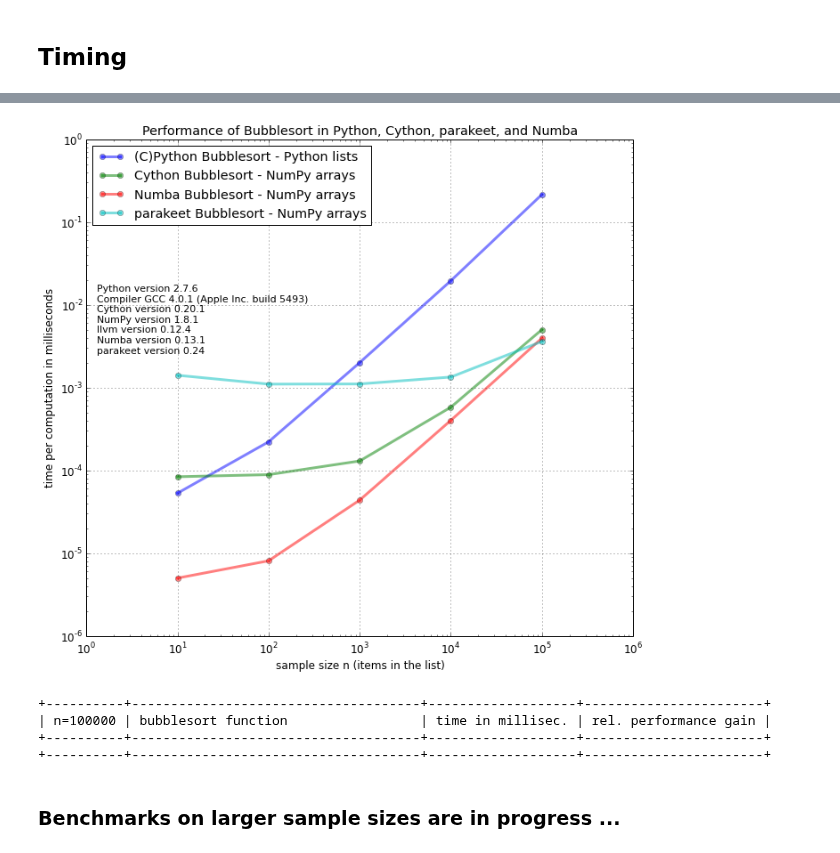
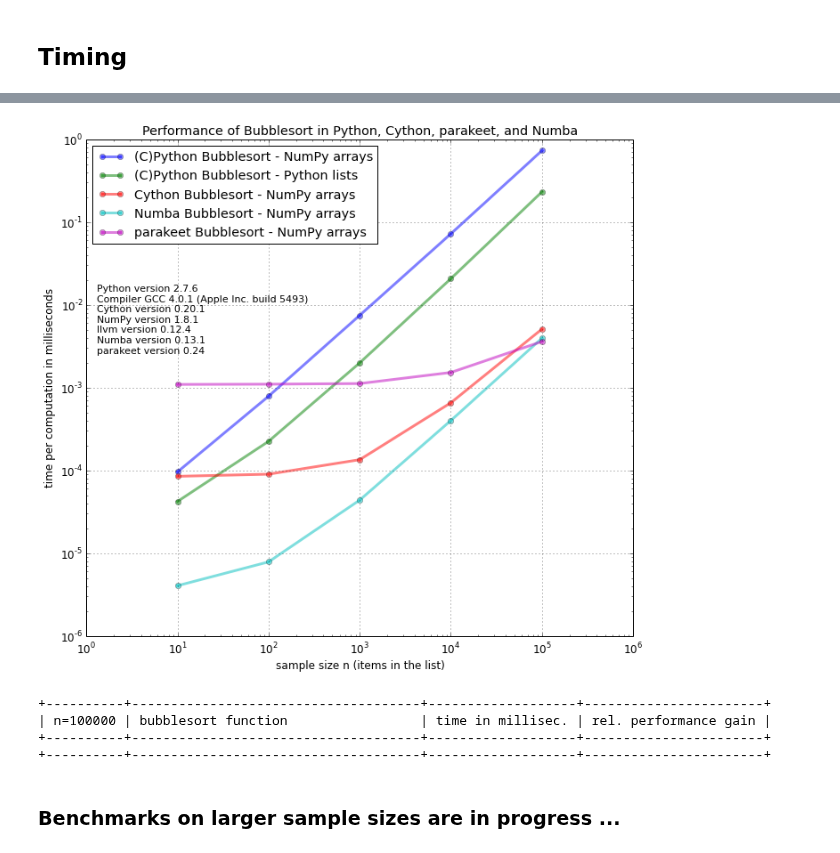
Before and after one commit to rasbt/One-Python-benchmark-per-day, a Jupyter notebook: ipython_nbs/day4_2_cython_numba_parakeet.ipynb, the cells around one changed output, grey strips where cells are left out. Cells and saved outputs as stored; diff of their text form; code cells hidden in the pictures.

Commit message:
added python on arrays to the plot

```diff
--- a/ipython_nbs/day4_2_cython_numba_parakeet.ipynb
+++ b/ipython_nbs/day4_2_cython_numba_parakeet.ipynb
@@ -53,7 +53,7 @@ A long story short: The "worst-case" complexity of the Bubblesort algorithm (i.e
 # %% [markdown]
 ### Bubble sort implemented in (C)Python
 # %%
-def python_bubblesort_ary(a_list):
+def python_bubblesort(a_list):
     """ Bubblesort in Python for list objects. """
     length = len(a_list)
     swapped = 1
@@ -67,6 +67,21 @@ def python_bubblesort_ary(a_list):
                     a_list[ele] = temp
                     swapped = 1
     return a_list
+# %%
+def python_bubblesort_ary(np_ary):
+    """ Bubblesort in Python for NumPy arrays. """
+    length = np_ary.shape[0]
+    swapped = 1
+    for i in xrange(0, length):
+        if swapped:
+            swapped = 0
+            for ele in xrange(0, length-i-1):
+                if np_ary[ele] > np_ary[ele + 1]:
+                    temp = np_ary[ele + 1]
+                    np_ary[ele + 1] = np_ary[ele]
+                    np_ary[ele] = temp
+                    swapped = 1
+    return np_ary
 # %% [markdown]
 <br>
 <br>
@@ -161,7 +176,8 @@ random.seed(12345)
 
 l = np.asarray([random.randint(1,1000) for num in xrange(1, 1000)])
 l_sorted = np.sort(l)
-for f in [python_bubblesort, cython_bubblesort, numba_bubblesort, parakeet_bubblesort]:
+for f in [python_bubblesort, python_bubblesort_ary, cython_bubblesort,
+          numba_bubblesort, parakeet_bubblesort]:
     assert(l_sorted.all() == f(copy.copy(l)).all())
 print('Bubblesort works correctly')
 # %% [output]
@@ -178,10 +194,8 @@ import copy
 import numpy as np
 random.seed(4567)
 
-def make_copy(l):
-    return copy.deepcopy(l)
-
 funcs = ['python_bubblesort',
+         'python_bubblesort_ary',
          'cython_bubblesort',
          'numba_bubblesort',
          'parakeet_bubblesort'
@@ -190,12 +204,10 @@ funcs = ['python_bubblesort',
 orders_n = [10**n for n in range(1, 6)]
 timings = {f:[] for f in funcs}
 
-
 for n in orders_n:
     l = [np.random.randint(n) for num in range(n)]
-    l_ary = np.asarray(l)
     for f in funcs:
-        l_copy = make_copy(l)
+        l_copy = copy.deepcopy(l)
         if f != 'python_bubblesort':
             l_copy = np.asarray(l_copy)
         timings[f].append(min(timeit.Timer('%s(l_copy)' %f,
@@ -259,18 +271,19 @@ def summary_table(ranked_labels):
 # %%
 title = 'Performance of Bubblesort in Python, Cython, parakeet, and Numba'
 
 labels = {'python_bubblesort':'(C)Python Bubblesort - Python lists',
+          'python_bubblesort_ary':'(C)Python Bubblesort - NumPy arrays',
           'cython_bubblesort': 'Cython Bubblesort - NumPy arrays',
           'numba_bubblesort': 'Numba Bubblesort - NumPy arrays',
           'parakeet_bubblesort': 'parakeet Bubblesort - NumPy arrays'
           }
 
 ranked_by_time = sorted([(time[1][-1],time[0]) for time in timings.items()], reverse=True)
 
 plot(timings, title, [l for t,l in ranked_by_time], labels, orders_n, sys_info)
 summary_table(ranked_by_time)
 # %% [output]
-[figure, old version]
+[figure, new version]
 +----------+-------------------------------------+-------------------+-----------------------+
 | n=100000 | bubblesort function                 | time in millisec. | rel. performance gain |
 +----------+-------------------------------------+-------------------+-----------------------+
```
Also changed, not shown: 1 other file.
